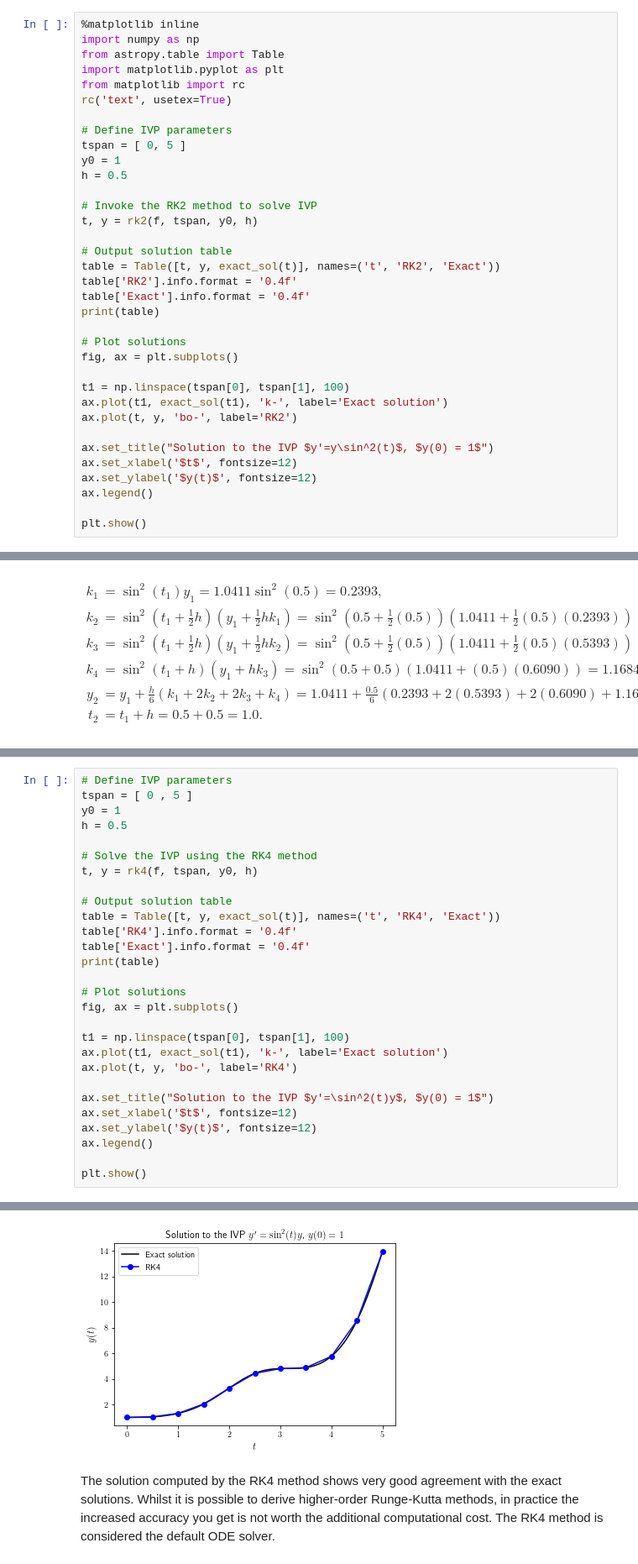
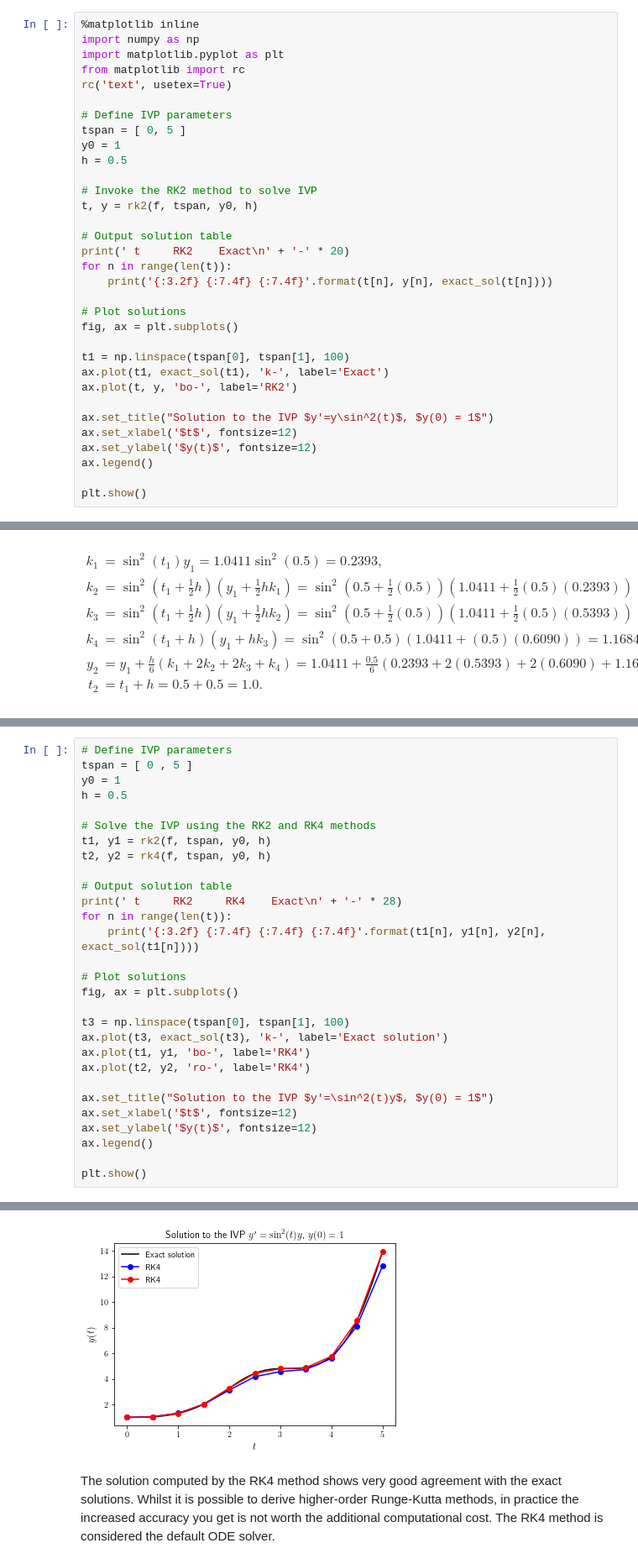
Before and after one commit to drjonshiach/ODEs, a Jupyter notebook: Python/runge_kutta_methods.ipynb, the cells around one changed output, grey strips where cells are left out. Shown: that part at 84% size. Drawn from its saved outputs; the diff is of its cells as text.

```diff
--- a/Python/runge_kutta_methods.ipynb
+++ b/Python/runge_kutta_methods.ipynb
@@ -268,7 +268,6 @@ The program below invokes the RK2 method to solve this IVP and compares it to th
 # %%
 %matplotlib inline
 import numpy as np
-from astropy.table import Table
 import matplotlib.pyplot as plt
 from matplotlib import rc
 rc('text', usetex=True)
@@ -282,16 +281,15 @@ h = 0.5
 t, y = rk2(f, tspan, y0, h)
 
 # Output solution table
-table = Table([t, y, exact_sol(t)], names=('t', 'RK2', 'Exact'))
-table['RK2'].info.format = '0.4f'
-table['Exact'].info.format = '0.4f'
-print(table)
+print(' t     RK2    Exact\n' + '-' * 20)
+for n in range(len(t)):
+    print('{:3.2f} {:7.4f} {:7.4f}'.format(t[n], y[n], exact_sol(t[n])))
 
 # Plot solutions
 fig, ax = plt.subplots()
 
 t1 = np.linspace(tspan[0], tspan[1], 100)
-ax.plot(t1, exact_sol(t1), 'k-', label='Exact solution')
+ax.plot(t1, exact_sol(t1), 'k-', label='Exact')
 ax.plot(t, y, 'bo-', label='RK2')
 
 ax.set_title("Solution to the IVP $y'=y\sin^2(t)$, $y(0) = 1$")
@@ -476,21 +473,22 @@ tspan = [ 0 , 5 ]
 y0 = 1
 h = 0.5
 
-# Solve the IVP using the RK4 method
-t, y = rk4(f, tspan, y0, h)
+# Solve the IVP using the RK2 and RK4 methods
+t1, y1 = rk2(f, tspan, y0, h)
+t2, y2 = rk4(f, tspan, y0, h)
 
 # Output solution table
-table = Table([t, y, exact_sol(t)], names=('t', 'RK4', 'Exact'))
-table['RK4'].info.format = '0.4f'
-table['Exact'].info.format = '0.4f'
-print(table)
+print(' t     RK2     RK4    Exact\n' + '-' * 28)
+for n in range(len(t)):
+    print('{:3.2f} {:7.4f} {:7.4f} {:7.4f}'.format(t1[n], y1[n], y2[n], exact_sol(t1[n])))
 
 # Plot solutions
 fig, ax = plt.subplots()
 
-t1 = np.linspace(tspan[0], tspan[1], 100)
-ax.plot(t1, exact_sol(t1), 'k-', label='Exact solution')
-ax.plot(t, y, 'bo-', label='RK4')
+t3 = np.linspace(tspan[0], tspan[1], 100)
+ax.plot(t3, exact_sol(t3), 'k-', label='Exact solution')
+ax.plot(t1, y1, 'bo-', label='RK4')
+ax.plot(t2, y2, 'ro-', label='RK4')
 
 ax.set_title("Solution to the IVP $y'=\sin^2(t)y$, $y(0) = 1$")
 ax.set_xlabel('$t$', fontsize=12)
@@ -515,4 +513,4 @@ plt.show()
-[figure, old version]
+[figure, new version]
 # %% [markdown]
 The solution computed by the RK4 method shows very good agreement with the exact solutions. Whilst it is possible to derive higher-order Runge-Kutta methods, in practice the increased accuracy you get is not worth the additional computational cost. The RK4 method is considered the default ODE solver.
 # %% [markdown]
```
Also changed, not shown: parts of 28 cells of this notebook, 30 other files.
